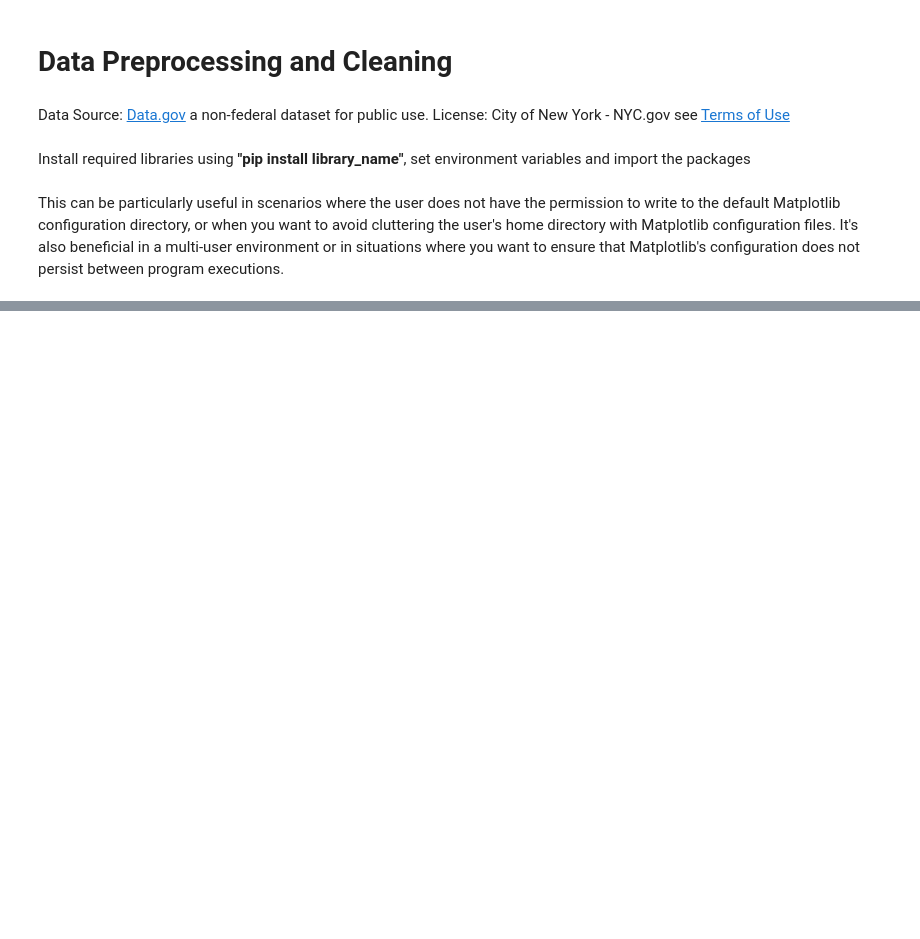
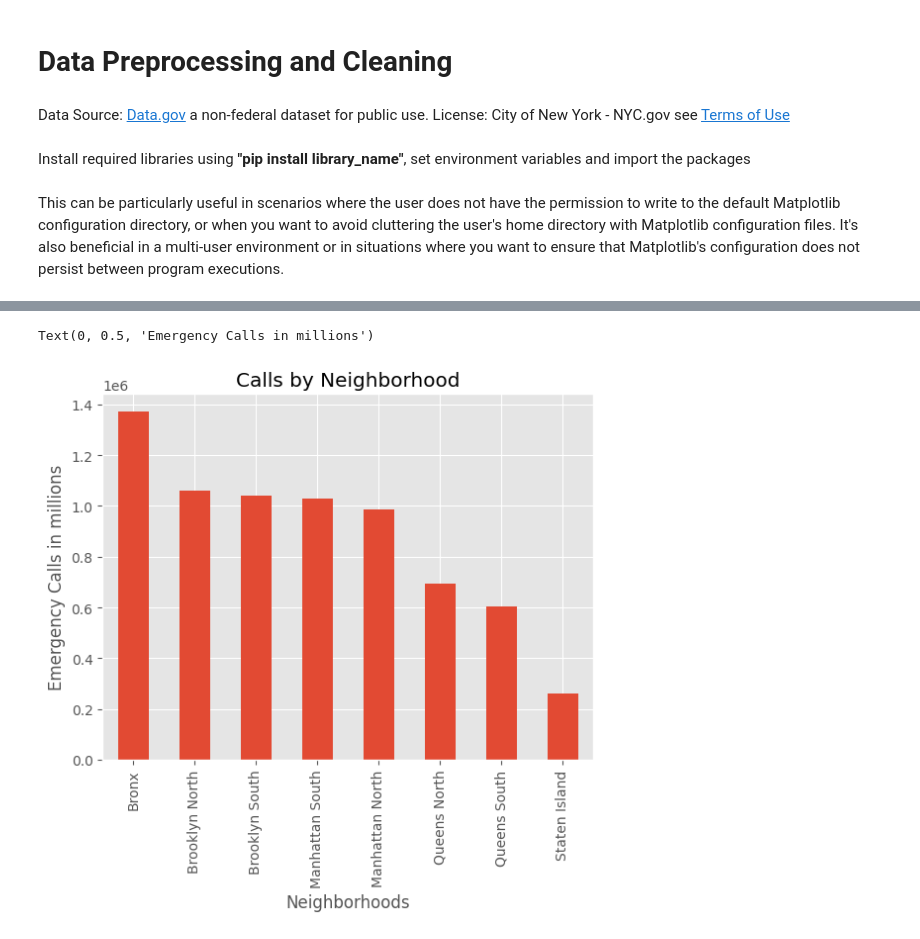
Before and after one commit to RaphRivers/Analysis-of-NYPD-911-Calls-Data-for-Enhanced-Public-Safety, a Jupyter notebook: notebook/data-preprocessing.ipynb, the cells around one changed output, grey strips where cells are left out. Saved outputs shown, nothing was run; the diff lists cells and outputs as text; code cells hidden in the pictures; blank space fills up the shorter version.

```diff
--- a/notebook/data-preprocessing.ipynb
+++ b/notebook/data-preprocessing.ipynb
@@ -314,0 +421,10 @@ df.to_csv('/home/jupyter-raphrivers/Dataset/CLEANED/cleaned_df.csv', index=False
+# %%
+## Fequency of emergency calls
+
+df_subset1['Neighborhood'].value_counts().plot(kind='bar')
+plt.title('Calls by Neighborhood')
+plt.xlabel('Neighborhoods')
+plt.ylabel('Emergency Calls in millions')
+# %% [output]
+Text(0, 0.5, 'Emergency Calls in millions')
+[figure, added]
```
Also changed, not shown: parts of 94 cells of this notebook.
